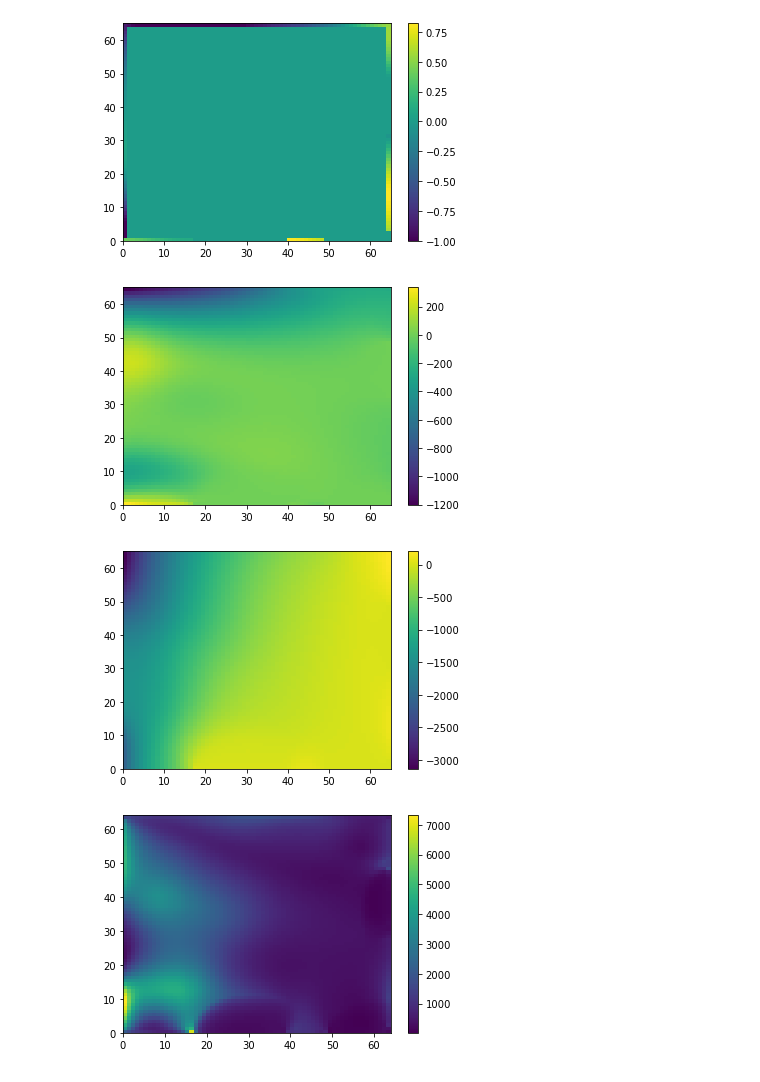
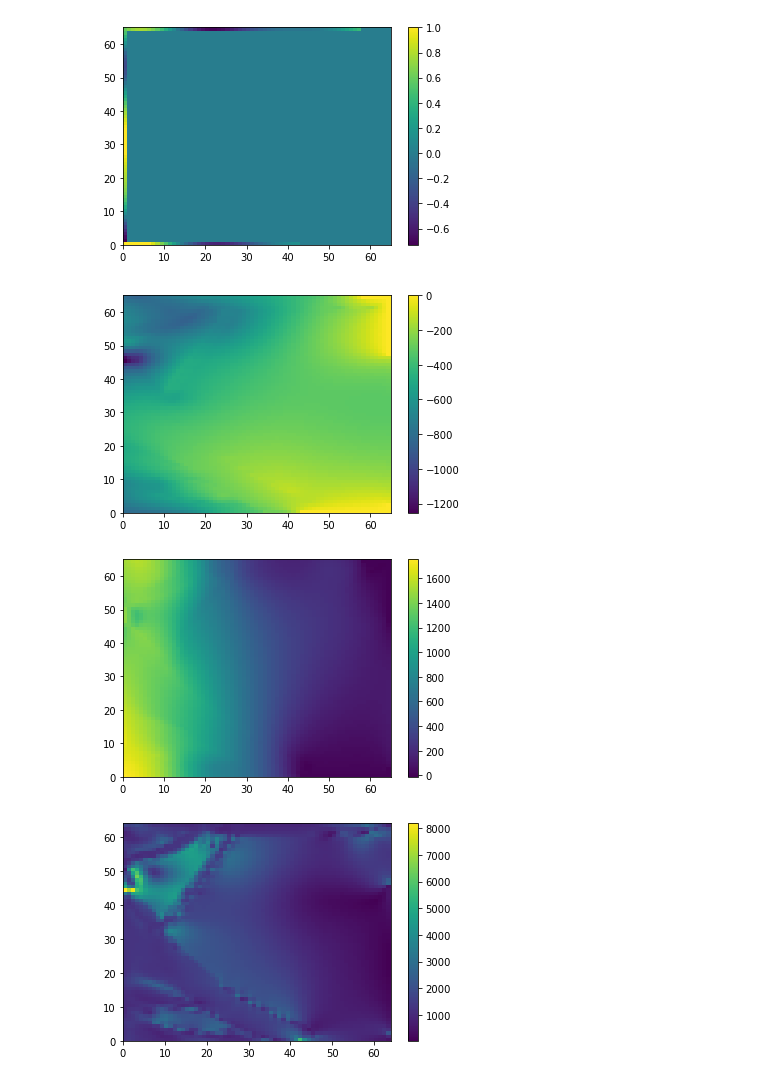
Before and after one commit to harryzhou2000/FemGridTopo, a Jupyter notebook: testGenPeek.ipynb, the cells around one changed output. Cells and saved outputs as stored; diff of their text form; code cells hidden in the pictures.

```diff
--- a/testGenPeek.ipynb
+++ b/testGenPeek.ipynb
@@ -6,10 +6,10 @@ import time,os
 
 generator = femDataGen.femDataGenFilterCut(nx=64, ny=64)
 
-generator.loadData('data/test2', seqTarget=3)
+generator.loadData('data/test_opt', seqTarget=0)
 # %%
 import matplotlib.pyplot as plt
-case = generator.getOneCase(13,12)
+case = generator.getOneCase(1,10)
 draws = ['fix','rho','fx','fy','u','v','vm']
 for drawname in draws:
     plt.figure(drawname)
@@ -22,4 +22,4 @@ for drawname in draws:
-[figure, old version]
+[figure, new version]
-[figure, old version]
+[figure, new version]
-[figure, old version]
+[figure, new version]
-[figure, old version]
+[figure, new version]
```
Also changed, not shown: parts of 1 cell of this notebook, 7 other files.
